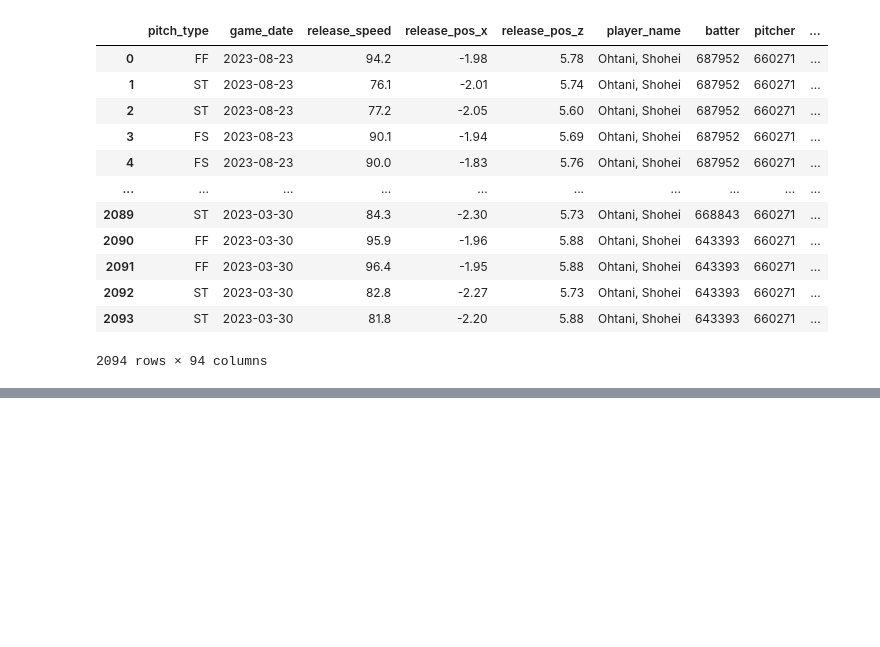
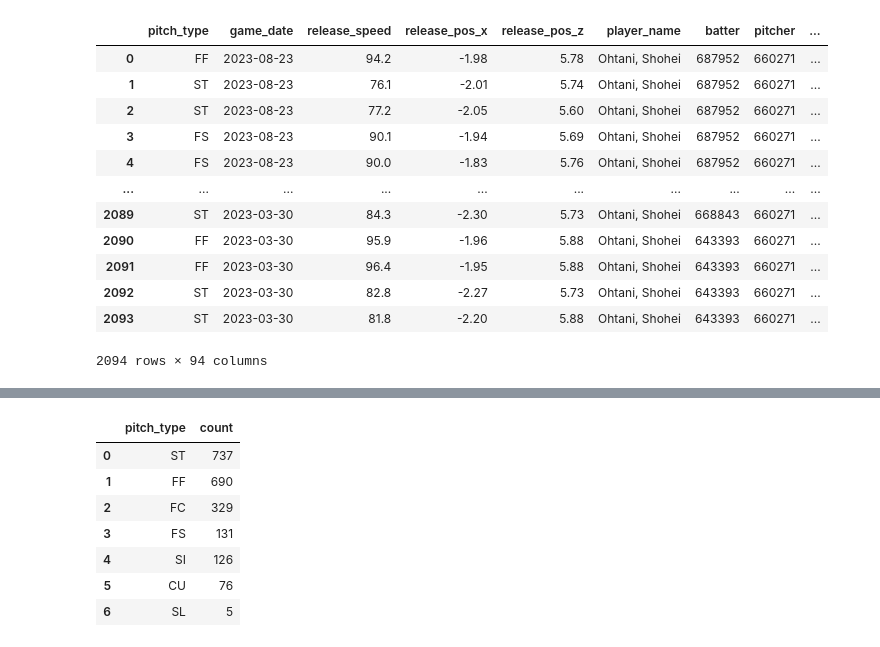
Before and after one commit to calvinhoang203/MLB-Analysis, a Jupyter notebook: Master.ipynb, the cells around one changed output, grey strips where cells are left out. Cells and saved outputs as stored; diff of their text form; code cells hidden in the pictures; blank space fills up the shorter version.

```diff
--- a/Master.ipynb
+++ b/Master.ipynb
@@ -32,0 +50,14 @@ ohtani_data
+# %%
+Ohtani_pitch_type_table = Ohtani['pitch_type'].value_counts().reset_index()
+Ohtani_pitch_type_table.columns = ['pitch_type', 'count']
+
+Ohtani_pitch_type_table
+# %% [output]
+|  | pitch_type | count |
+| 0 | ST | 737 |
+| 1 | FF | 690 |
+| 2 | FC | 329 |
+| 3 | FS | 131 |
+| 4 | SI | 126 |
+| 5 | CU | 76 |
+| 6 | SL | 5 |
```
Also changed, not shown: parts of 7 cells of this notebook, 1 other file.
